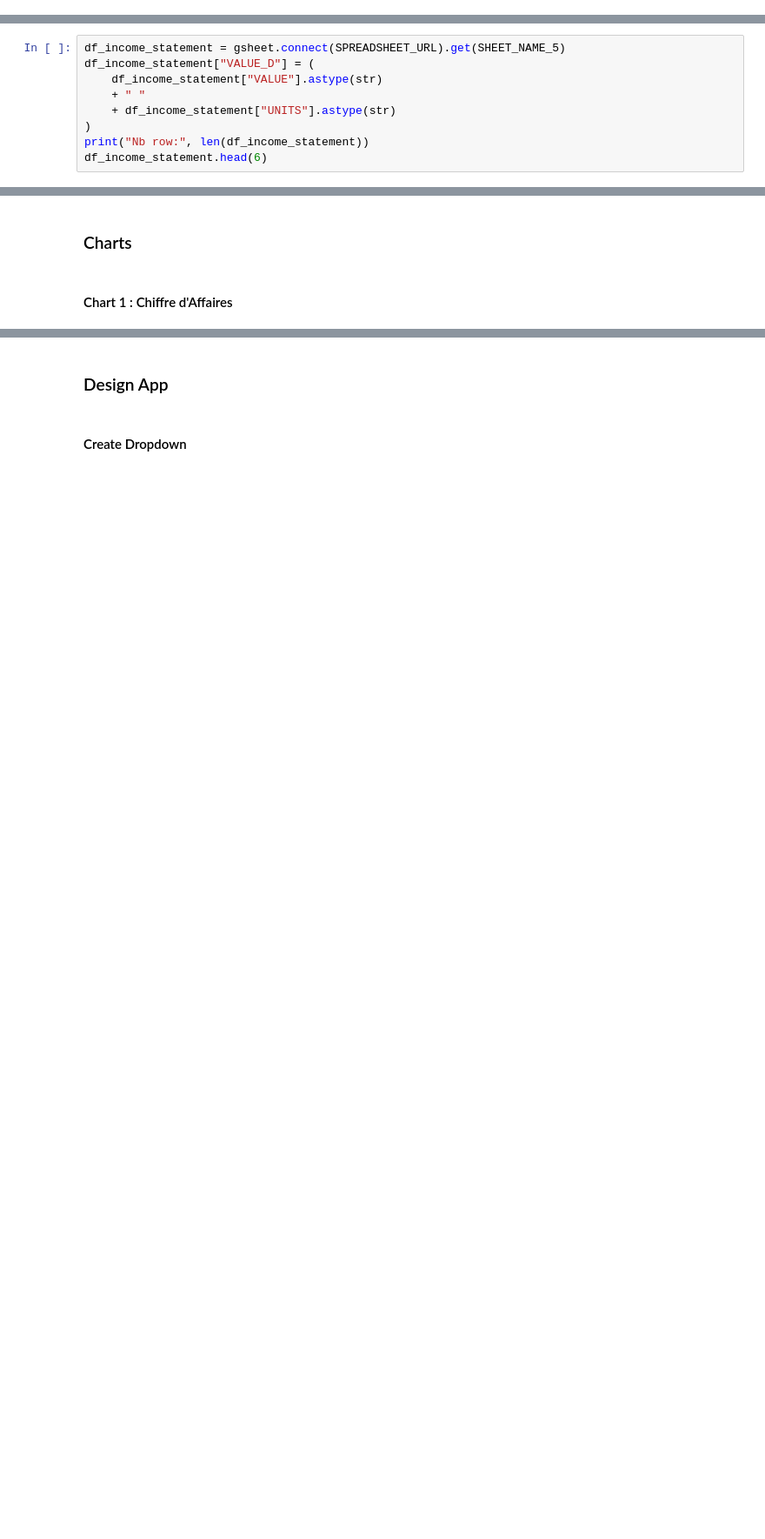
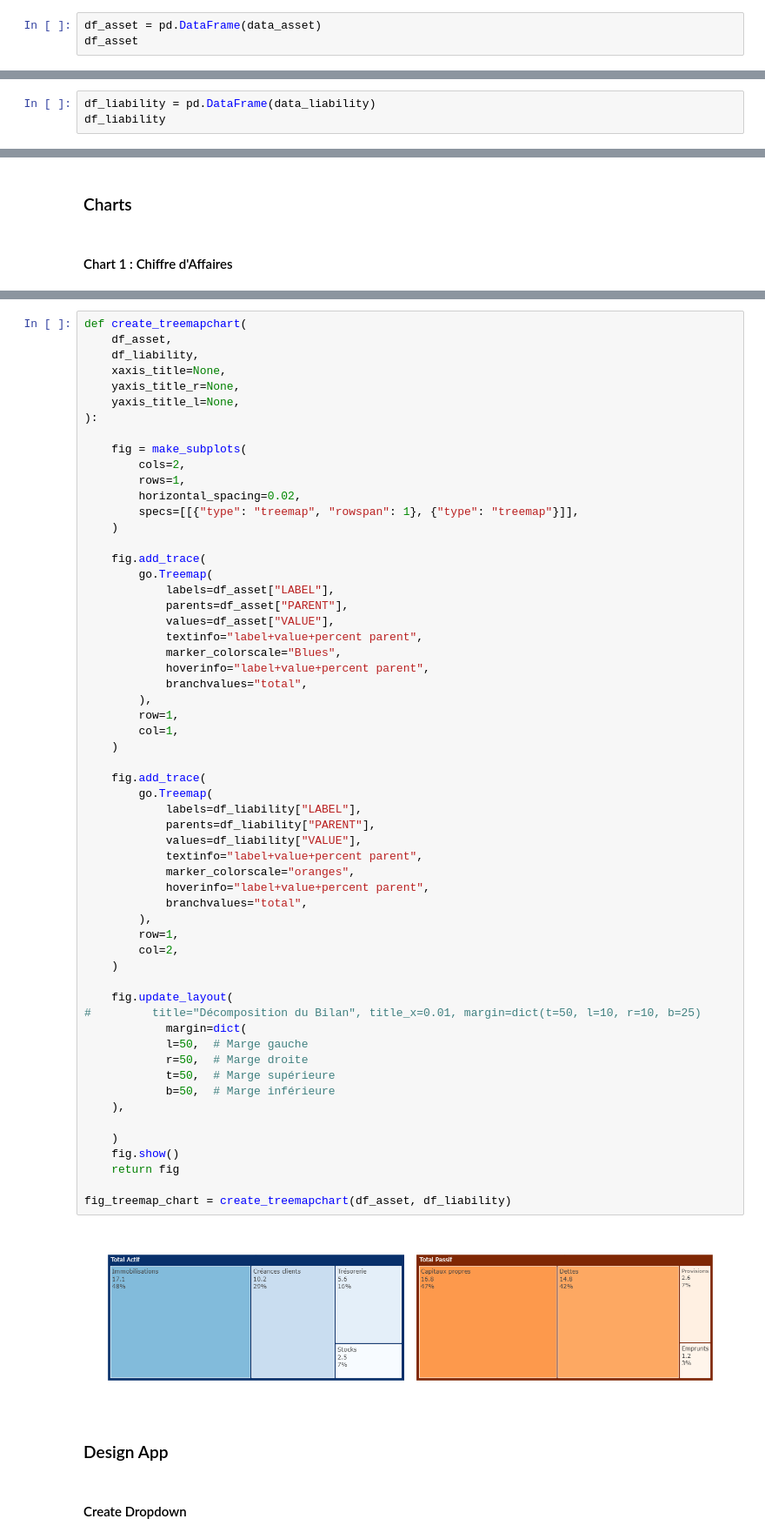
Before and after one commit to jupyter-naas/FEC-engine, a Jupyter notebook: models/FEC_Dashboard.ipynb, the cells around one changed output, grey strips where cells are left out. Shown at 87% size. Cells and saved outputs as stored; diff of their text form; blank space fills up the shorter version.

```diff
--- a/models/FEC_Dashboard.ipynb
+++ b/models/FEC_Dashboard.ipynb
@@ -168,0 +345,3 @@ df_earningBIT.head(6)
+# %%
+df_asset = pd.DataFrame(data_asset)
+df_asset
@@ -169,9 +355,3 @@ df_earningBIT.head(6)
 # %%
-df_income_statement = gsheet.connect(SPREADSHEET_URL).get(SHEET_NAME_5)
-df_income_statement["VALUE_D"] = (
-    df_income_statement["VALUE"].astype(str)
-    + " "
-    + df_income_statement["UNITS"].astype(str)
-)
-print("Nb row:", len(df_income_statement))
-df_income_statement.head(6)
+df_liability = pd.DataFrame(data_liability)
+df_liability
@@ -417,3 +579,63 @@ def create_doublelinechart(
+# %%
+def create_treemapchart(
+    df_asset,
+    df_liability,
+    xaxis_title=None,
+    yaxis_title_r=None,
+    yaxis_title_l=None,
+):
+
+    fig = make_subplots(
+        cols=2,
+        rows=1,
+        horizontal_spacing=0.02,
+        specs=[[{"type": "treemap", "rowspan": 1}, {"type": "treemap"}]],
+    )
+
+    fig.add_trace(
+        go.Treemap(
+            labels=df_asset["LABEL"],
+            parents=df_asset["PARENT"],
+            values=df_asset["VALUE"],
+            textinfo="label+value+percent parent",
+            marker_colorscale="Blues",
+            hoverinfo="label+value+percent parent",
+            branchvalues="total",
+        ),
+        row=1,
+        col=1,
+    )
+
+    fig.add_trace(
+        go.Treemap(
+            labels=df_liability["LABEL"],
+            parents=df_liability["PARENT"],
+            values=df_liability["VALUE"],
+            textinfo="label+value+percent parent",
+            marker_colorscale="oranges",
+            hoverinfo="label+value+percent parent",
+            branchvalues="total",
+        ),
+        row=1,
+        col=2,
+    )
+
+    fig.update_layout(
+#         title="Décomposition du Bilan", title_x=0.01, margin=dict(t=50, l=10, r=10, b=25)
+            margin=dict(
+            l=50,  # Marge gauche
+            r=50,  # Marge droite
+            t=50,  # Marge supérieure
+            b=50,  # Marge inférieure
+    ),
+
+    )
+    fig.show()
+    return fig
+
+fig_treemap_chart = create_treemapchart(df_asset, df_liability)
+# %% [output]
+[figure, added]
 # %% [markdown]
 ### Design App
 # %% [markdown]
```
Also changed, not shown: parts of 28 cells of this notebook.
